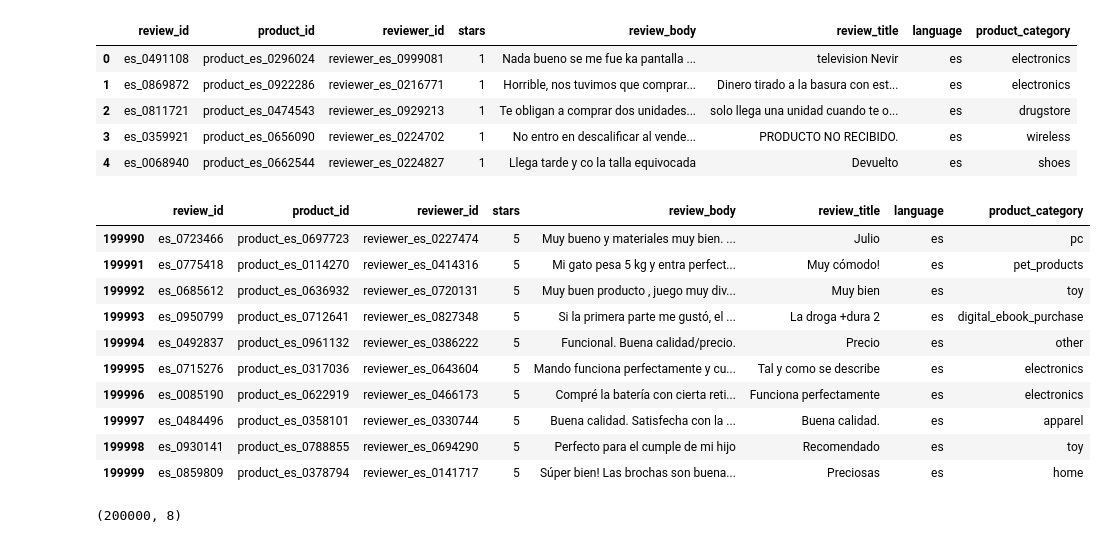
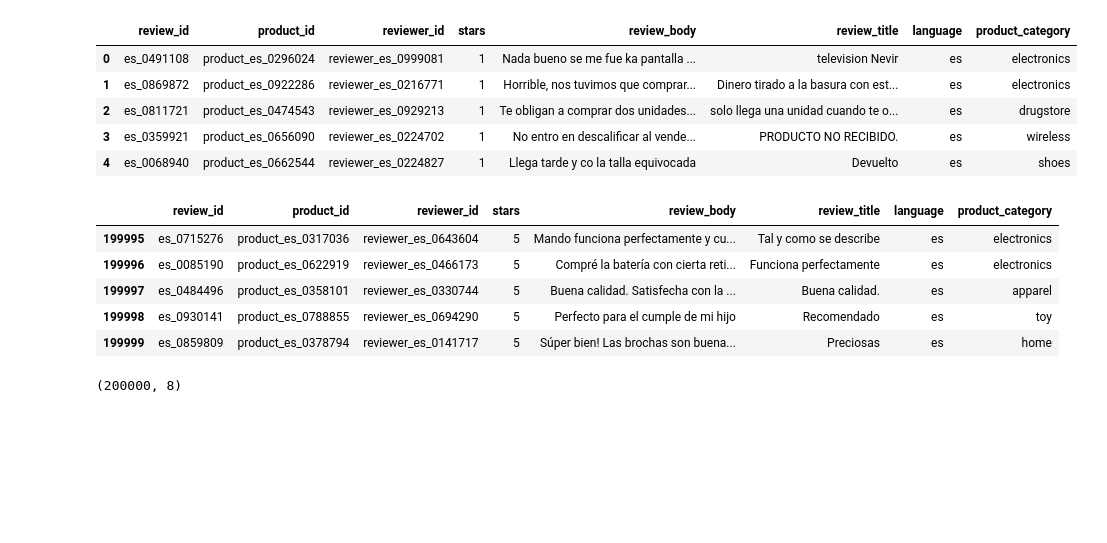
Before and after one commit to lusalmeron/Acamica-DS-Proyecto-3-NLP, a Jupyter notebook: Proyecto_3.ipynb, the cells around one changed output. Drawn from its saved outputs; the diff is of its cells as text; code cells hidden in the pictures; blank space fills up the shorter version.

```diff
--- a/Proyecto_3.ipynb
+++ b/Proyecto_3.ipynb
@@ -15,14 +15,9 @@ data.head()
 | 3 | es_0359921 | product_es_0656090 | reviewer_es_0224702 | 1 | No entro en descalificar al vende... | PRODUCTO NO RECIBIDO. | es | wireless |
 | 4 | es_0068940 | product_es_0662544 | reviewer_es_0224827 | 1 | Llega tarde y co la talla equivocada | Devuelto | es | shoes |
 # %%
-data.tail(10)
+data.tail()
 # %% [output]
 |  | review_id | product_id | reviewer_id | stars | review_body | review_title | language | product_category |
-| 199990 | es_0723466 | product_es_0697723 | reviewer_es_0227474 | 5 | Muy bueno y materiales muy bien. ... | Julio | es | pc |
-| 199991 | es_0775418 | product_es_0114270 | reviewer_es_0414316 | 5 | Mi gato pesa 5 kg y entra perfect... | Muy cómodo! | es | pet_products |
-| 199992 | es_0685612 | product_es_0636932 | reviewer_es_0720131 | 5 | Muy buen producto , juego muy div... | Muy bien | es | toy |
-| 199993 | es_0950799 | product_es_0712641 | reviewer_es_0827348 | 5 | Si la primera parte me gustó, el ... | La droga +dura 2 | es | digital_ebook_purchase |
-| 199994 | es_0492837 | product_es_0961132 | reviewer_es_0386222 | 5 | Funcional. Buena calidad/precio. | Precio | es | other |
 | 199995 | es_0715276 | product_es_0317036 | reviewer_es_0643604 | 5 | Mando funciona perfectamente y cu... | Tal y como se describe | es | electronics |
 | 199996 | es_0085190 | product_es_0622919 | reviewer_es_0466173 | 5 | Compré la batería con cierta reti... | Funciona perfectamente | es | electronics |
 | 199997 | es_0484496 | product_es_0358101 | reviewer_es_0330744 | 5 | Buena calidad. Satisfecha con la ... | Buena calidad. | es | apparel |
```
Also changed, not shown: parts of 24 cells of this notebook, 1 other file.
